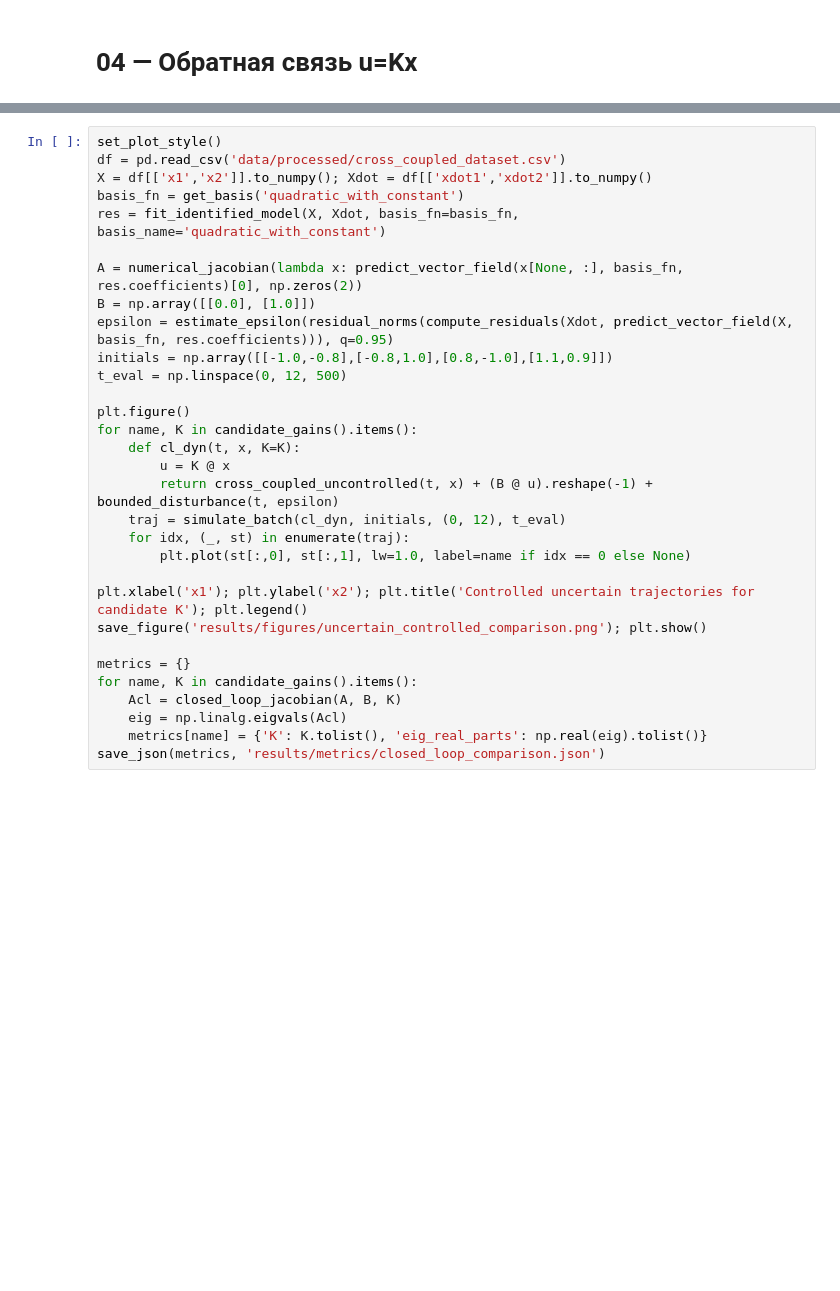
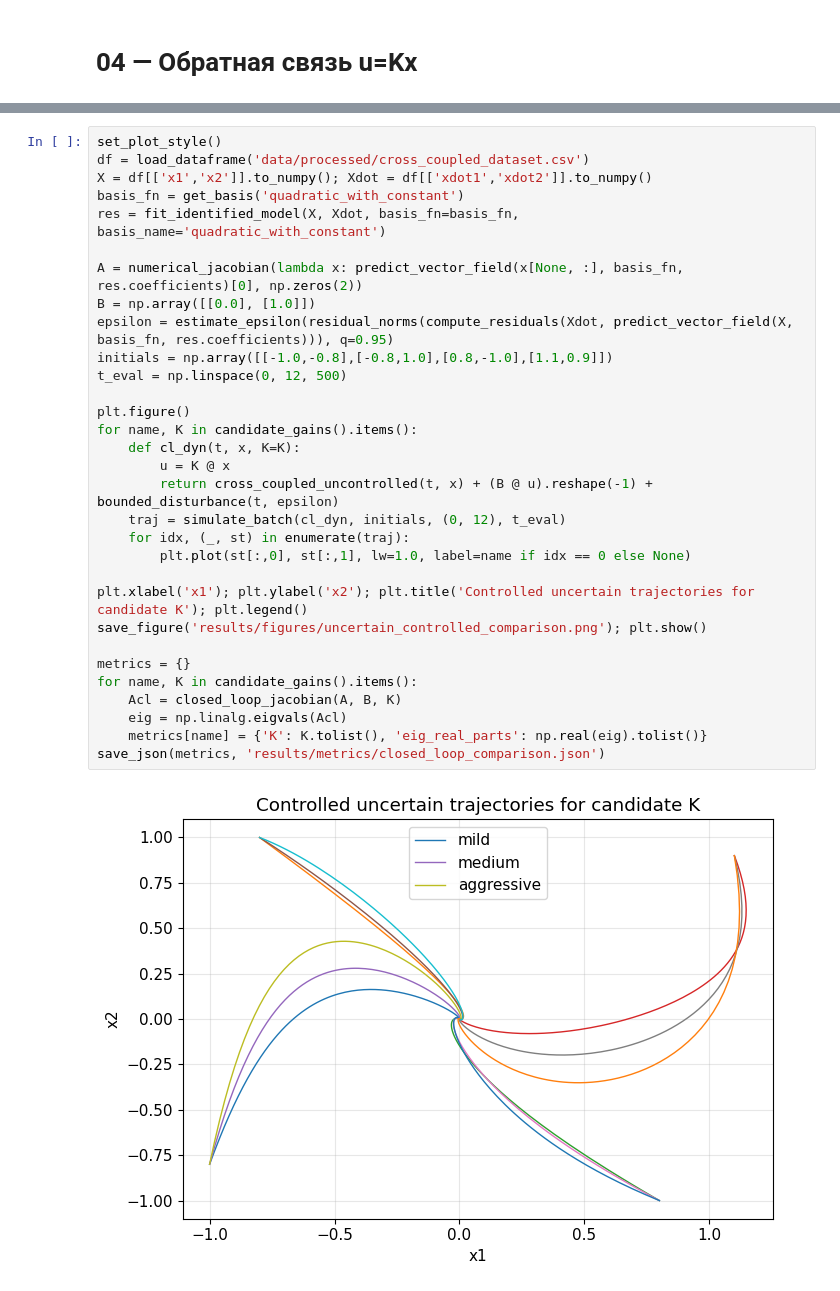
Before and after one commit to pouzli/robust-dd-control, a Jupyter notebook: notebooks/04_feedback_control.ipynb, the cells around one changed output, grey strips where cells are left out. Drawn from its saved outputs; the diff is of its cells as text; blank space fills up the shorter version.

```diff
--- a/notebooks/04_feedback_control.ipynb
+++ b/notebooks/04_feedback_control.ipynb
@@ -17,32 +17,34 @@ from src.lyapunov import numerical_jacobian, solve_lyapunov, evaluate_lyapunov_g
 from src.control import candidate_gains, closed_loop_jacobian
 # %%
 set_plot_style()
-df = pd.read_csv('data/processed/cross_coupled_dataset.csv')
+df = load_dataframe('data/processed/cross_coupled_dataset.csv')
 X = df[['x1','x2']].to_numpy(); Xdot = df[['xdot1','xdot2']].to_numpy()
 basis_fn = get_basis('quadratic_with_constant')
 res = fit_identified_model(X, Xdot, basis_fn=basis_fn, basis_name='quadratic_with_constant')
 
 A = numerical_jacobian(lambda x: predict_vector_field(x[None, :], basis_fn, res.coefficients)[0], np.zeros(2))
 B = np.array([[0.0], [1.0]])
 epsilon = estimate_epsilon(residual_norms(compute_residuals(Xdot, predict_vector_field(X, basis_fn, res.coefficients))), q=0.95)
 initials = np.array([[-1.0,-0.8],[-0.8,1.0],[0.8,-1.0],[1.1,0.9]])
 t_eval = np.linspace(0, 12, 500)
 
 plt.figure()
 for name, K in candidate_gains().items():
     def cl_dyn(t, x, K=K):
         u = K @ x
         return cross_coupled_uncontrolled(t, x) + (B @ u).reshape(-1) + bounded_disturbance(t, epsilon)
     traj = simulate_batch(cl_dyn, initials, (0, 12), t_eval)
     for idx, (_, st) in enumerate(traj):
         plt.plot(st[:,0], st[:,1], lw=1.0, label=name if idx == 0 else None)
 
 plt.xlabel('x1'); plt.ylabel('x2'); plt.title('Controlled uncertain trajectories for candidate K'); plt.legend()
 save_figure('results/figures/uncertain_controlled_comparison.png'); plt.show()
 
 metrics = {}
 for name, K in candidate_gains().items():
     Acl = closed_loop_jacobian(A, B, K)
     eig = np.linalg.eigvals(Acl)
     metrics[name] = {'K': K.tolist(), 'eig_real_parts': np.real(eig).tolist()}
 save_json(metrics, 'results/metrics/closed_loop_comparison.json')
+# %% [output]
+[figure, added]
```
Also changed, not shown: parts of 1 cell of this notebook, 16 other files.
